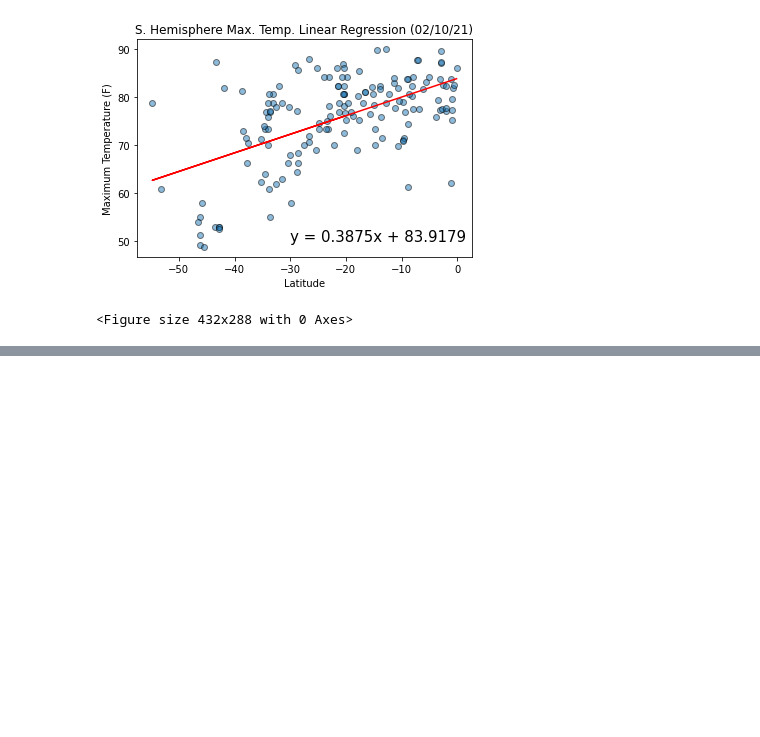
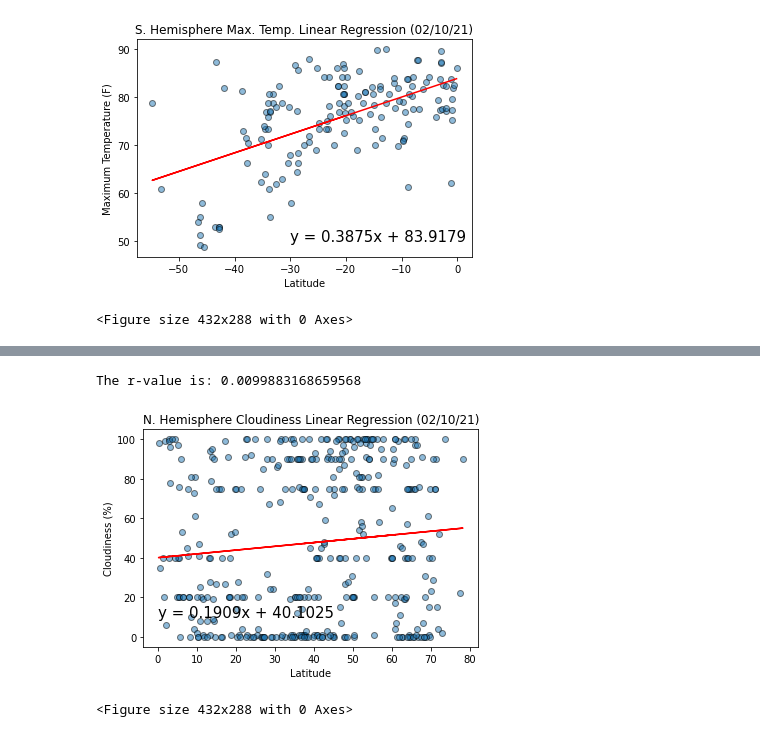
Before and after one commit to mrryanlittle/python-api-challenge, a Jupyter notebook: WeatherPy/WeatherPy.ipynb, the cells around one changed output, grey strips where cells are left out. Cells and saved outputs as stored; diff of their text form; code cells hidden in the pictures; blank space fills up the shorter version.

```diff
--- a/WeatherPy/WeatherPy.ipynb
+++ b/WeatherPy/WeatherPy.ipynb
@@ -334,0 +247,10 @@ plt.savefig('SouthernWindSpeedLatitudeLinearRegression.png')
+# %%
+x_values = n_hemi_df['Latitude']
+y_values = n_hemi_df['Cloudiness']
+plt.title("N. Hemisphere Cloudiness Linear Regression (%s)" % time.strftime("%x"))
+lin_reg(x_values, y_values, 'Cloudiness (%)', (0,10))
+plt.savefig('NorthernCloudinessLatitudeLinearRegression.png')
+# %% [output]
+The r-value is: 0.0099883168659568
+[figure, added]
+<Figure size 432x288 with 0 Axes>
```
Also changed, not shown: parts of 20 cells of this notebook, 4 other files.
